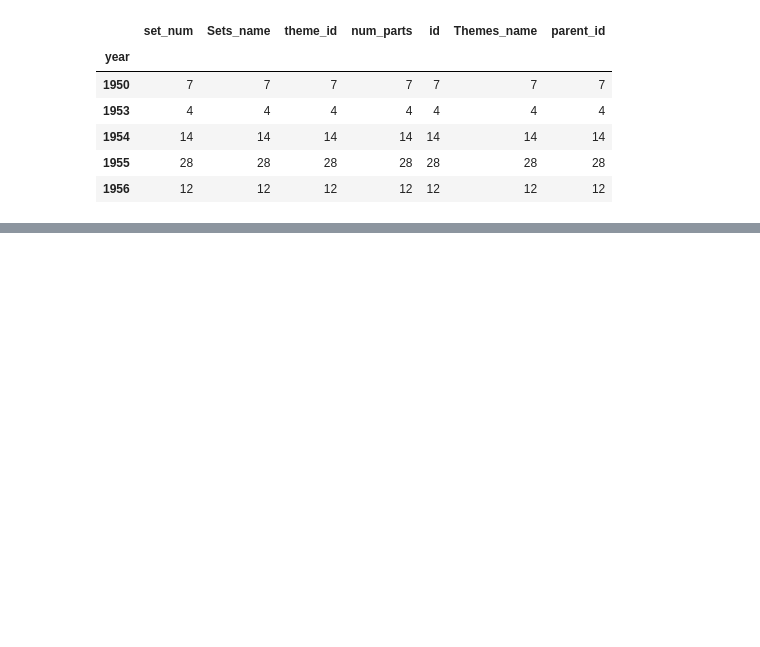
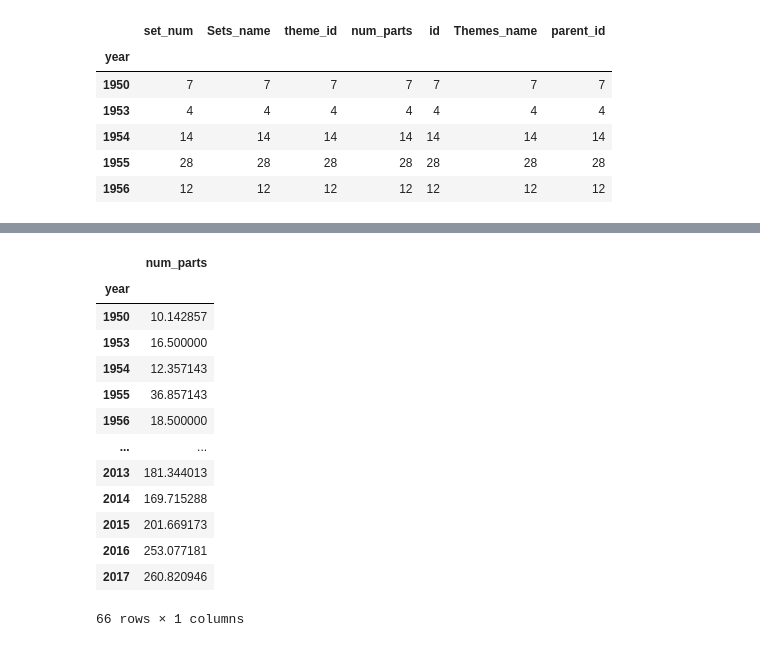
Before and after one commit to JamieJ042/JamieJ042.github.io, a Jupyter notebook: assets/Code/LegoProject/LegoProject.ipynb, the cells around one changed output, grey strips where cells are left out. Drawn from its saved outputs; the diff is of its cells as text; code cells hidden in the pictures; blank space fills up the shorter version.

```diff
--- a/assets/Code/LegoProject/LegoProject.ipynb
+++ b/assets/Code/LegoProject/LegoProject.ipynb
@@ -169,3 +130,20 @@ plt.show()
 # %%
 parts_per_set = main_df.groupby('year').agg({'num_parts':pd.Series.mean})
+# %%
+parts_per_set
+# %% [output]
+|  | num_parts |
+| year |  |
+| 1950 | 10.142857 |
+| 1953 | 16.500000 |
+| 1954 | 12.357143 |
+| 1955 | 36.857143 |
+| 1956 | 18.500000 |
+| ... | ... |
+| 2013 | 181.344013 |
+| 2014 | 169.715288 |
+| 2015 | 201.669173 |
+| 2016 | 253.077181 |
+| 2017 | 260.820946 |
+66 rows × 1 columns
 # %%
```
Also changed, not shown: parts of 13 cells of this notebook, 1 other file.
